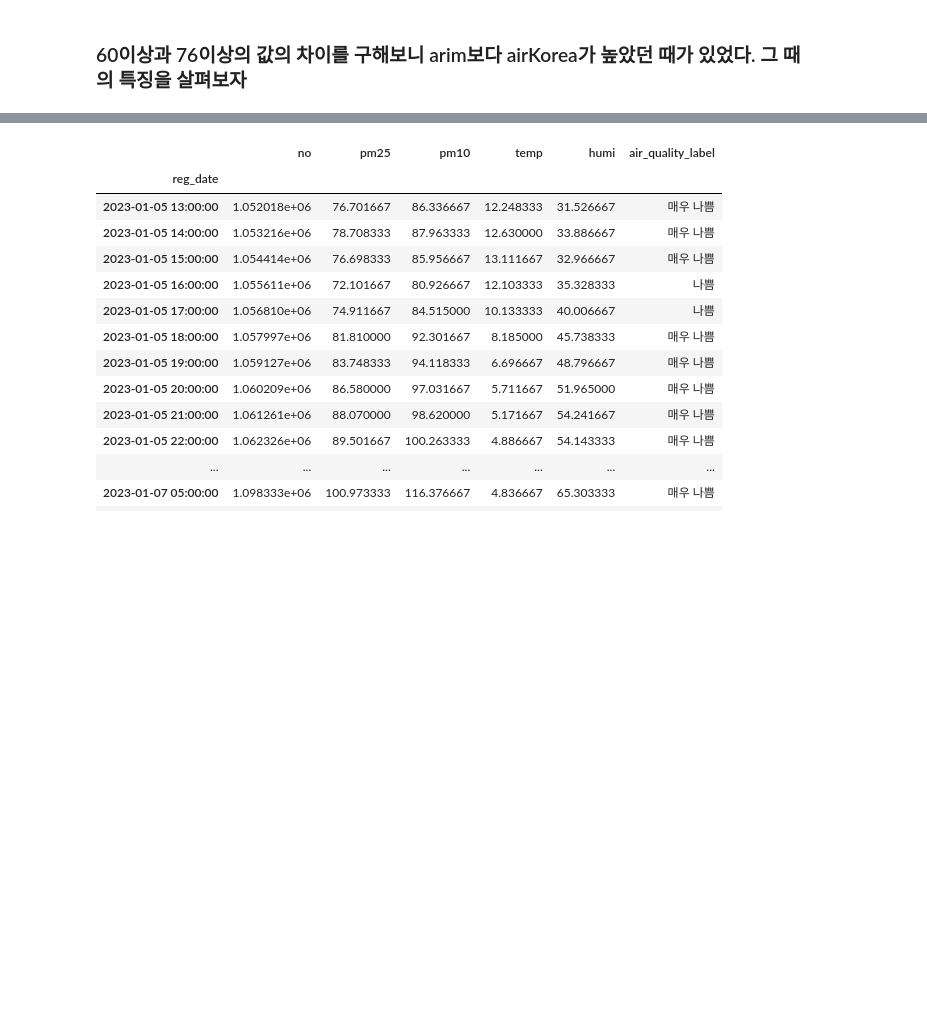
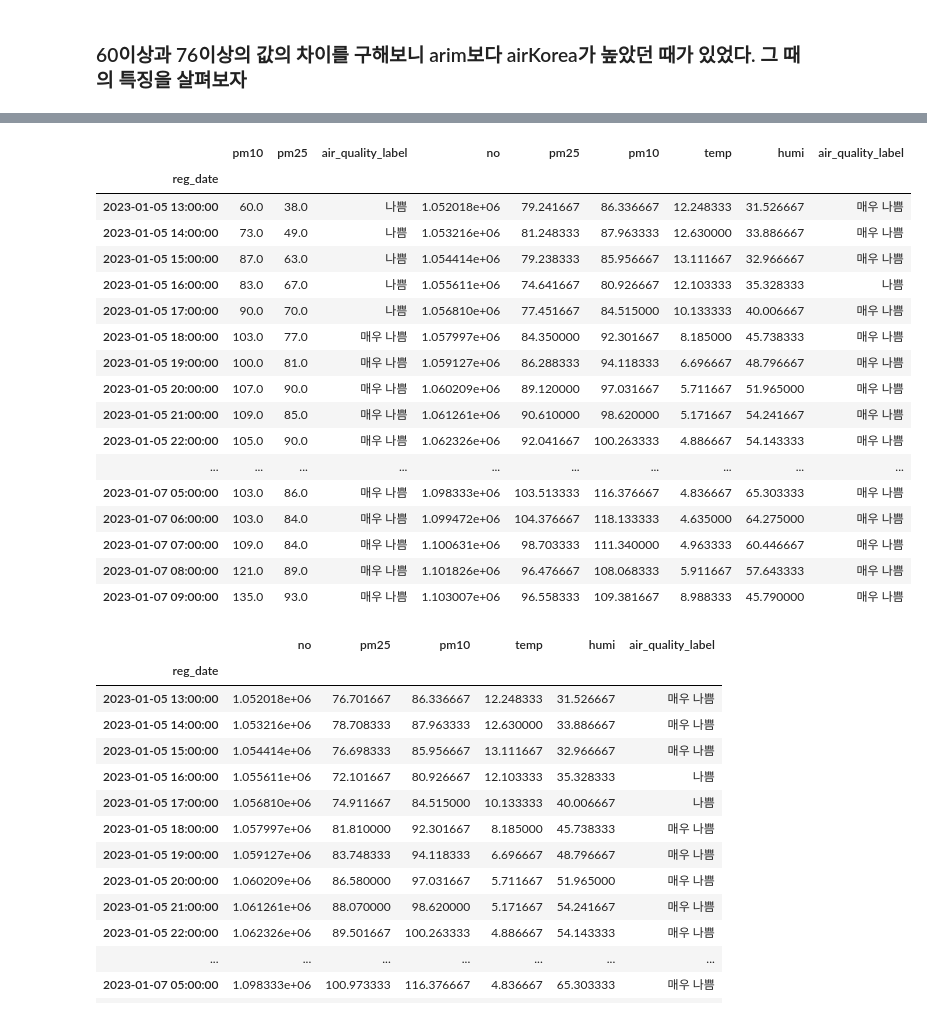
Before and after one commit to GyuminGomin/Predictive-air-quality-analysis, a Jupyter notebook: 공기질예측분석(수정단계).ipynb, the cells around one changed output, grey strips where cells are left out. Saved outputs shown, nothing was run; the diff lists cells and outputs as text; code cells hidden in the pictures; blank space fills up the shorter version.

```diff
--- a/공기질예측분석(수정단계).ipynb
+++ b/공기질예측분석(수정단계).ipynb
@@ -103,6 +103,8 @@ airKorea_data_avg_1 = airKorea_data_avg_1.loc[valid_idx]
 
 airKorea_data_avg_1['air_quality_label'] = airKorea_data_avg_1['pm25'].apply(lambda x: air_quality_label(x))
 
+result1 = airKorea_data_avg_1 # 결과 쉽게 확인하기 위해
+
 display(airKorea_data_avg_1)
 
 difference(arim_data_avg_1.pm25, airKorea_data_avg_1.pm25)
@@ -168,6 +170,8 @@ arim_data_avg_1['air_quality_label'] = arim_data_avg_1['pm25'].apply(lambda x: a
 
 display(arim_data_avg_1)
 
+result2 = arim_data_avg_1
+
 difference(arim_data_avg_1.pm25, airKorea_data_avg_1.pm25)
 # %% [output]
 |  | no | pm25 | pm10 | temp | humi | air_quality_label |
@@ -204,4 +208,26 @@ Name: pm25, dtype: float64
 [figure]
+# %%
+result = pd.concat([result1, result2], axis=1)
+display(result)
+# %% [output]
+|  | pm10 | pm25 | air_quality_label | no | pm25 | pm10 | temp | humi | air_quality_label |
+| reg_date |  |  |  |  |  |  |  |  |  |
+| 2023-01-05 13:00:00 | 60.0 | 38.0 | 나쁨 | 1.052018e+06 | 79.241667 | 86.336667 | 12.248333 | 31.526667 | 매우 나쁨 |
+| 2023-01-05 14:00:00 | 73.0 | 49.0 | 나쁨 | 1.053216e+06 | 81.248333 | 87.963333 | 12.630000 | 33.886667 | 매우 나쁨 |
+| 2023-01-05 15:00:00 | 87.0 | 63.0 | 나쁨 | 1.054414e+06 | 79.238333 | 85.956667 | 13.111667 | 32.966667 | 매우 나쁨 |
+| 2023-01-05 16:00:00 | 83.0 | 67.0 | 나쁨 | 1.055611e+06 | 74.641667 | 80.926667 | 12.103333 | 35.328333 | 나쁨 |
+| 2023-01-05 17:00:00 | 90.0 | 70.0 | 나쁨 | 1.056810e+06 | 77.451667 | 84.515000 | 10.133333 | 40.006667 | 매우 나쁨 |
+| 2023-01-05 18:00:00 | 103.0 | 77.0 | 매우 나쁨 | 1.057997e+06 | 84.350000 | 92.301667 | 8.185000 | 45.738333 | 매우 나쁨 |
+| 2023-01-05 19:00:00 | 100.0 | 81.0 | 매우 나쁨 | 1.059127e+06 | 86.288333 | 94.118333 | 6.696667 | 48.796667 | 매우 나쁨 |
+| 2023-01-05 20:00:00 | 107.0 | 90.0 | 매우 나쁨 | 1.060209e+06 | 89.120000 | 97.031667 | 5.711667 | 51.965000 | 매우 나쁨 |
+| 2023-01-05 21:00:00 | 109.0 | 85.0 | 매우 나쁨 | 1.061261e+06 | 90.610000 | 98.620000 | 5.171667 | 54.241667 | 매우 나쁨 |
+| 2023-01-05 22:00:00 | 105.0 | 90.0 | 매우 나쁨 | 1.062326e+06 | 92.041667 | 100.263333 | 4.886667 | 54.143333 | 매우 나쁨 |
+| ... | ... | ... | ... | ... | ... | ... | ... | ... | ... |
+| 2023-01-07 05:00:00 | 103.0 | 86.0 | 매우 나쁨 | 1.098333e+06 | 103.513333 | 116.376667 | 4.836667 | 65.303333 | 매우 나쁨 |
+| 2023-01-07 06:00:00 | 103.0 | 84.0 | 매우 나쁨 | 1.099472e+06 | 104.376667 | 118.133333 | 4.635000 | 64.275000 | 매우 나쁨 |
+| 2023-01-07 07:00:00 | 109.0 | 84.0 | 매우 나쁨 | 1.100631e+06 | 98.703333 | 111.340000 | 4.963333 | 60.446667 | 매우 나쁨 |
+| 2023-01-07 08:00:00 | 121.0 | 89.0 | 매우 나쁨 | 1.101826e+06 | 96.476667 | 108.068333 | 5.911667 | 57.643333 | 매우 나쁨 |
+| 2023-01-07 09:00:00 | 135.0 | 93.0 | 매우 나쁨 | 1.103007e+06 | 96.558333 | 109.381667 | 8.988333 | 45.790000 | 매우 나쁨 |
 # %%
 # arim_data 1.1~1.15 Hour
 arim_data = pd.read_csv('./OA200_2/OA2002_01.01~01.15.csv')
```
Also changed, not shown: parts of 19 cells of this notebook, 14 other files.
